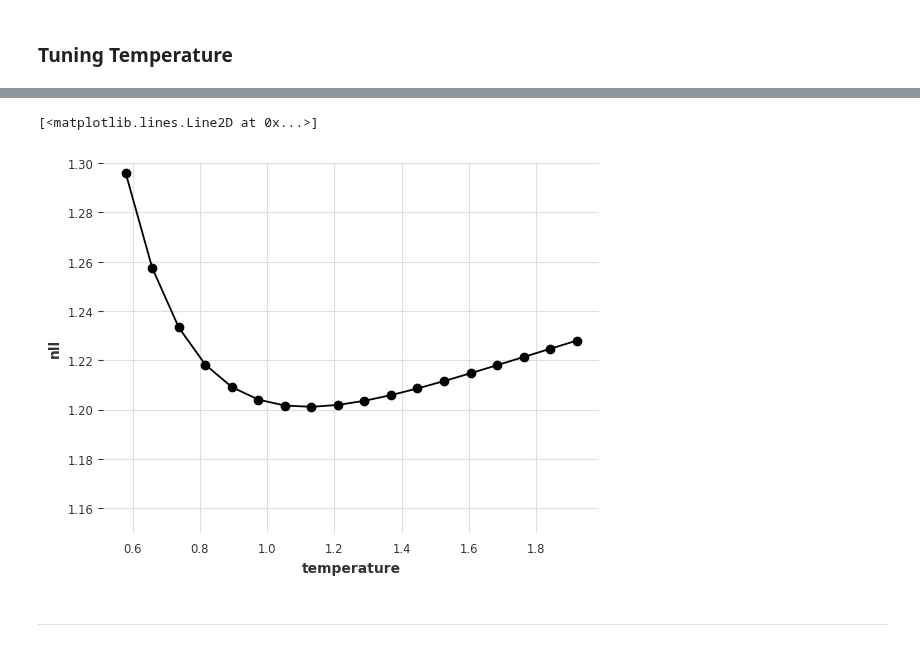
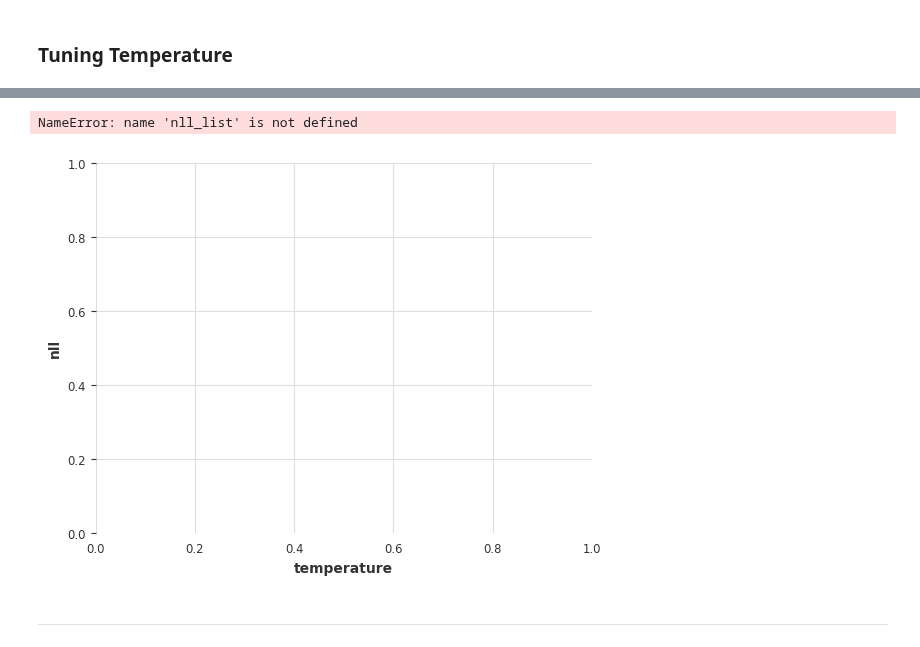
Before and after one commit to AntonioLiu97/llmICL, a Jupyter notebook: markov_learning_demo.ipynb, the cells around one changed output, grey strips where cells are left out. Saved outputs shown, nothing was run; the diff lists cells and outputs as text; code cells hidden in the pictures.

```diff
--- a/markov_learning_demo.ipynb
+++ b/markov_learning_demo.ipynb
@@ -368,8 +234,5 @@ Transition matrix:
 # %% [markdown]
 ### Convert time series to strings
 # %%
-settings = llama_hypers["settings"]
-train_str = "".join(str(x) for x in train.values)
-test_str = "".join(str(x) for x in test.values)
 full_series = "".join(str(x) for x in chain)
 full_array = np.array(chain)
@@ -412,3 +263,5 @@ with open(f"plot_output/{datetime.now().strftime('%Y-%m-%d_%H-%M-%S')}.pkl", 'wb
+# %%
+logit_mat = out['logits']
 # %%
 ### Use computed logits from above
 # logit_mat = out['logits']
@@ -481,8 +334,8 @@ with open(f"plot_output/{datetime.now().strftime('%Y-%m-%d_%H-%M-%S')}.pkl", 'wb
 #     logit_mat = pickle.load(f)
 
 # 13-b, 10 states, OU, sigma = 0.5
-with open('plot_output/2023-11-07_19-19-43.pkl', 'rb') as f:
-    logit_mat = pickle.load(f)
+# with open('plot_output/2023-11-07_19-19-43.pkl', 'rb') as f:
+#     logit_mat = pickle.load(f)
 # %%
 print(good_tokens_str)
 
@@ -702,8 +555,8 @@ good_tokens = [tokenizer.convert_tokens_to_ids(token) for token in good_tokens_s
 #     logit_mat = pickle.load(f)
 
 # 7-b, 4 states
-with open('plot_output/2023-11-02_22-37-41.pkl', 'rb') as f:
-    logit_mat = pickle.load(f)
+# with open('plot_output/2023-11-02_22-37-41.pkl', 'rb') as f:
+#     logit_mat = pickle.load(f)
 
 # # 70-b, 8 states
 # with open('plot_output/2023-11-02_23-14-05.pkl', 'rb') as f:
@@ -720,10 +583,10 @@ nll_list = llama_nll_fn_pure_string(tokenizer, good_tokens, logit_mat, train_str
 # %%
 plt.xlabel("temperature")
 plt.ylabel("nll")
-plt.ylim(1.15, 1.3)
+# plt.ylim(1.15, 1.3)
 plt.plot(temp_list[1:-1], nll_list[1:-1], marker = 'o')
 # %% [output]
-[<matplotlib.lines.Line2D at 0x...>]
+NameError: name 'nll_list' is not defined
-[figure, old version]
+[figure, new version]
 # %% [markdown]
 ---
```
Also changed, not shown: parts of 17 cells of this notebook, 1 other file.
